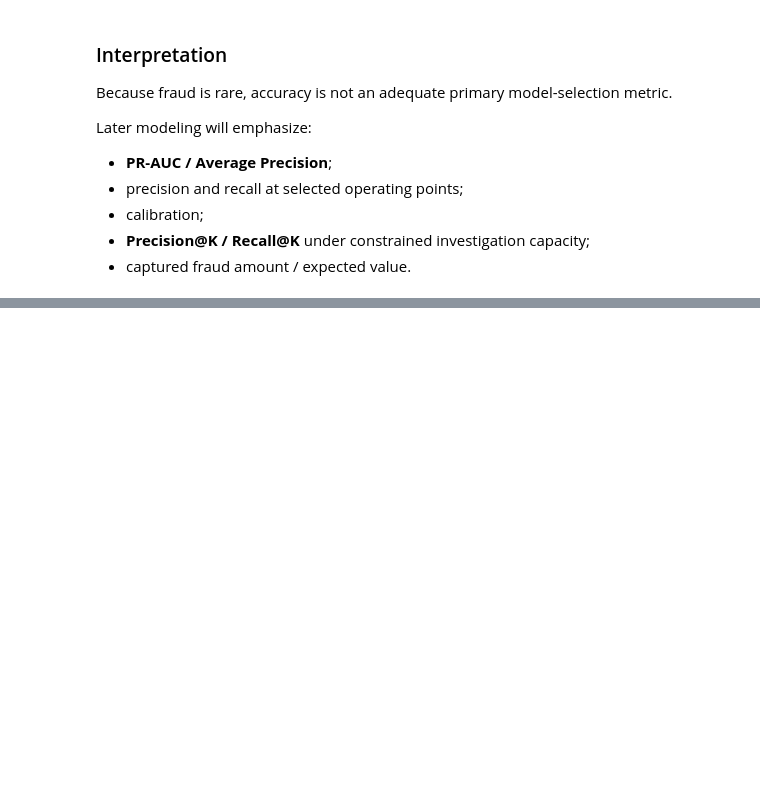
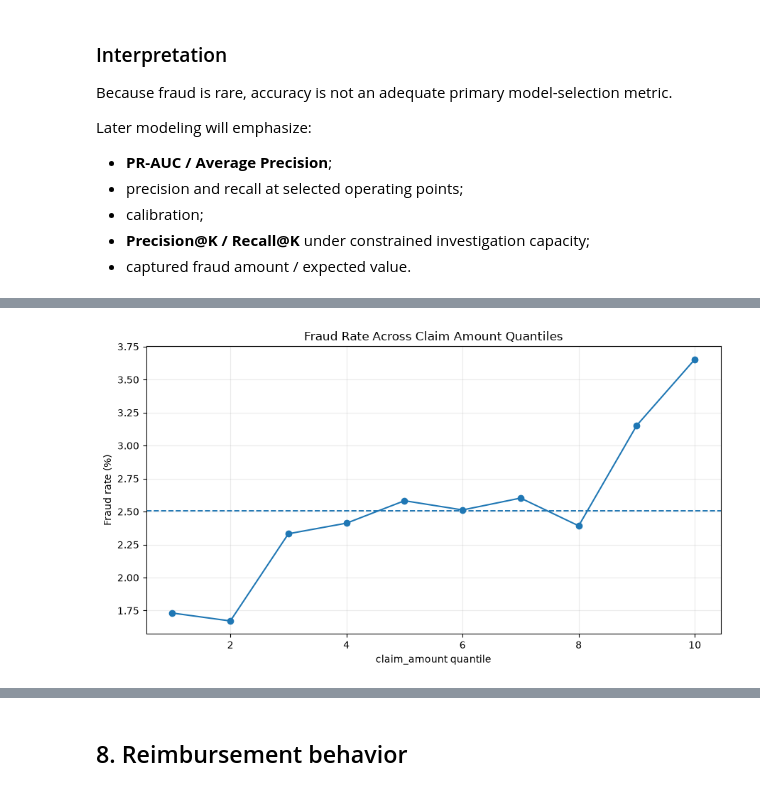
Before and after one commit to Simo-Mesbahi/Fraud-risk-model, a Jupyter notebook: notebooks/02_exploratory_data_analysis.ipynb, the cells around one changed output, grey strips where cells are left out. Drawn from its saved outputs; the diff is of its cells as text; code cells hidden in the pictures; blank space fills up the shorter version.

```diff
--- a/notebooks/02_exploratory_data_analysis.ipynb
+++ b/notebooks/02_exploratory_data_analysis.ipynb
@@ -539,0 +611,13 @@ dtype: float64
+# %%
+fig, ax, amount_risk = plot_quantile_risk(
+    claims,
+    feature="claim_amount",
+    title="Fraud Rate Across Claim Amount Quantiles",
+    q=10,
+)
+save_figure(fig, "04_claim_amount_quantile_risk")
+plt.show()
+
+amount_risk
+# %% [output]
+[figure, added]
@@ -539,0 +635,2 @@ dtype: float64
+# %% [markdown]
+## 8. Reimbursement behavior
```
Also changed, not shown: parts of 90 cells of this notebook, 49 other files.
